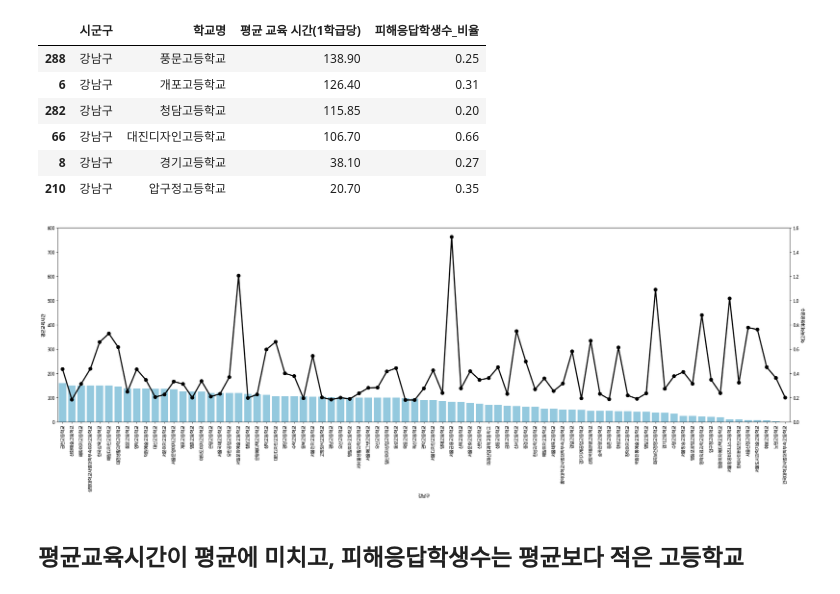
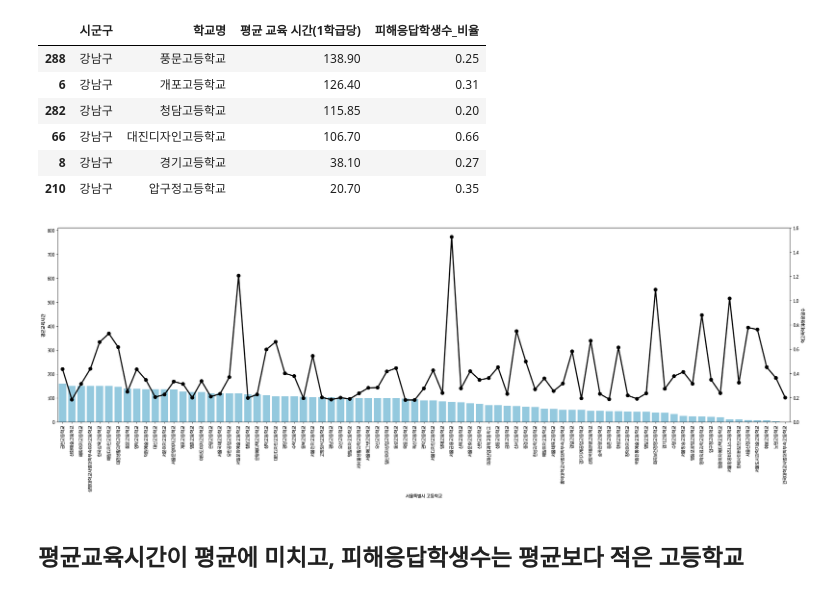
Before and after one commit to sooeun99/ConvergenceProject-School_Violence, a Jupyter notebook: Code/Analysis/학교알리미_2021_학교폭력_시각화.ipynb, the cells around one changed output. Saved outputs shown, nothing was run; the diff lists cells and outputs as text; code cells hidden in the pictures.

```diff
--- a/Code/Analysis/학교알리미_2021_학교폭력_시각화.ipynb
+++ b/Code/Analysis/학교알리미_2021_학교폭력_시각화.ipynb
@@ -520,7 +520,7 @@ plt.show()
 [figure]
 # %%
 # 5. 학교폭력교육시간 데이터 불러오기
-edu = pd.read_csv("C:\sooeun\DATAexam\ConvergenceProject-School_Violence\Data\학교알리미_2021_서울_학교폭력교육시간.csv")
+edu = pd.read_csv("C:/sooeun/DATAexam/ConvergenceProject-School_Violence/Data/2. Preprocessing_Data/학교알리미_2021_서울_학교폭력교육시간.csv")
 edu
 # %% [output]
 |  | 시군구 | 학교명 | 평균 교육 시간(1학급당) |
@@ -542,7 +542,7 @@ edu.mean()
 평균 교육 시간(1학급당)    159.78
 dtype: float64
 # %%
-school_original_data = pd.read_csv("C:\sooeun\DATAexam\ConvergenceProject-School_Violence\Data\학교알리미_2021_서울_학교폭력실태조사_참여현황.csv")
+school_original_data = pd.read_csv("C:/sooeun/DATAexam/ConvergenceProject-School_Violence/Data/2. Preprocessing_Data/학교알리미_2021_서울_학교폭력실태조사_참여현황.csv")
 school_original_data
 # %% [output]
 |  | 시군구 | 학교명 | 구분 | 대상 학생 수 | 학생 수 | 참여율(고등학교별 전국참여율) | 피해 응답 학생 수 |
@@ -681,23 +681,25 @@ gu1
 # %%
 fig, axe1 = plt.subplots()
 fig.set_size_inches(30, 8)
 
 axe2 = axe1.twinx()
 
 c1 = sns.barplot(ax = axe1, data = data_s, x ='학교명', y = '평균 교육 시간(1학급당)', color = 'skyblue')
 c2 = sns.pointplot(ax = axe2, data = data_s, x ='학교명', y = '피해응답학생수_비율', color = 'k')
 
 # axe1.legend(['평균교육시간', '학교폭력피해응답수'])
 
 axe1.set_xticklabels(axe1.get_xticklabels(),rotation = 90)
-axe1.set_xlabel('강남구')
+axe1.set_xlabel('서울특별시 고등학교')
 axe1.set_ylabel('평균교육시간')
 axe2.set_ylabel('학교폭력피해응답수')
-axe1.set_ylim(0,800)
+axe1.set_ylim(0,810)
 axe2.set_ylim(0,1.6)
+
+plt.savefig("C:/sooeun/DATAexam/ConvergenceProject-School_Violence/Data/5. Visulization_Data/학교알리미_2021_고등학교_학교폭력_교육시간_평균이하_시각화.png")
 plt.show()
 # %% [output]
-[figure, old version]
+[figure, new version]
 # %% [markdown]
 ## 평균교육시간이 평균에 미치고, 피해응답학생수는 평균보다 적은 고등학교
 # %%
```
Also changed, not shown: parts of 15 cells of this notebook.
